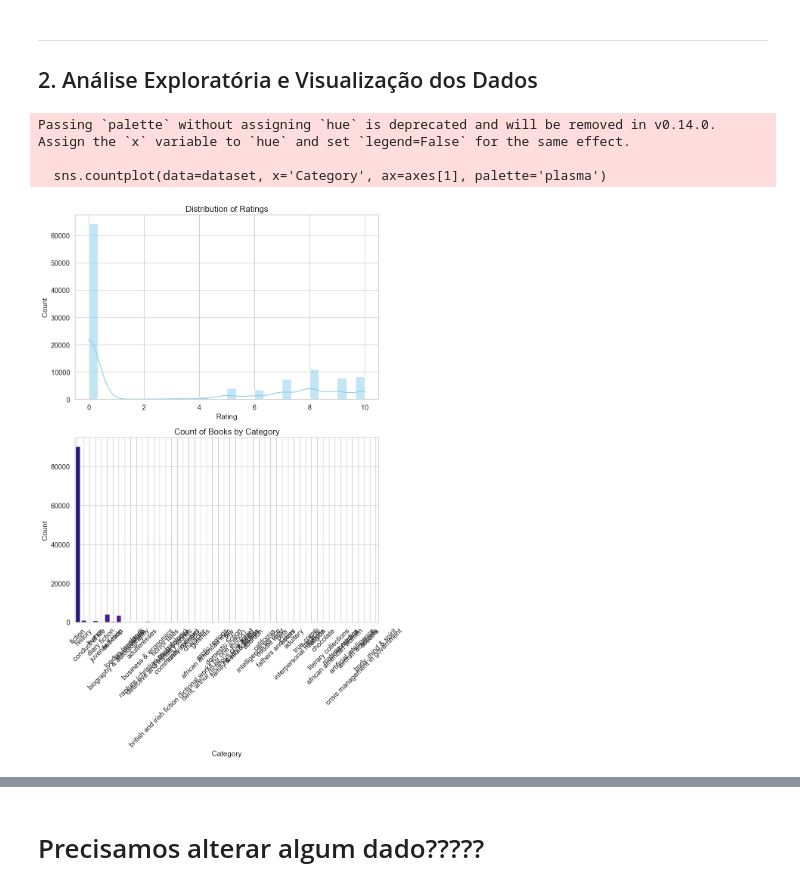
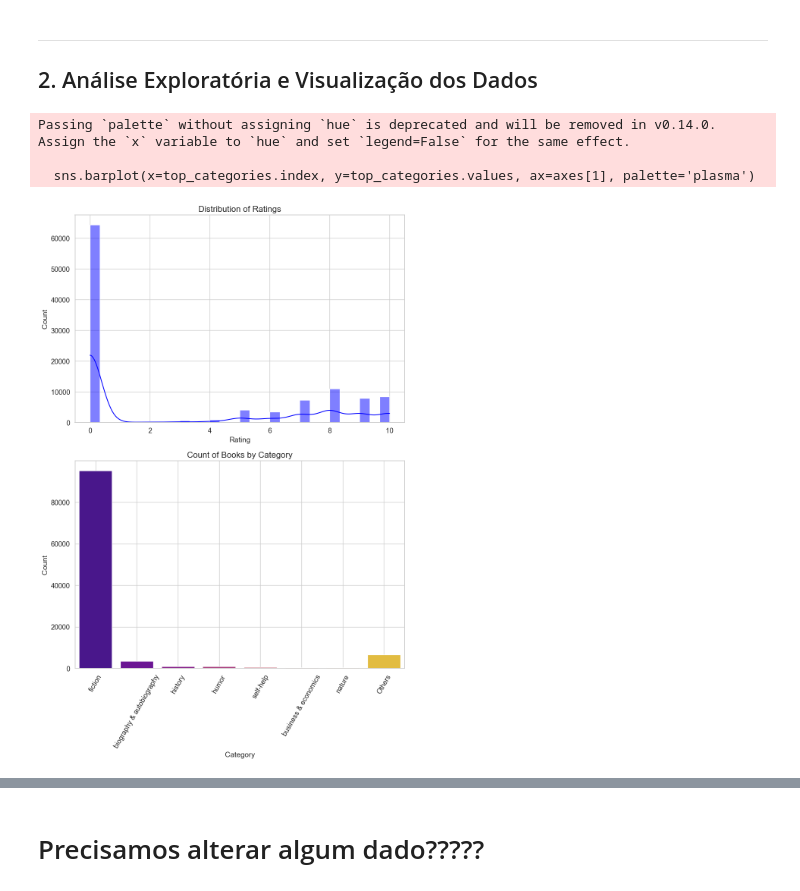
Before and after one commit to joaopcvieira/CMC-13, a Jupyter notebook: main.ipynb, the cells around one changed output, grey strips where cells are left out. Drawn from its saved outputs; the diff is of its cells as text; code cells hidden in the pictures.

```diff
--- a/main.ipynb
+++ b/main.ipynb
@@ -163,7 +163,7 @@ dataset['Category'] = dataset['Category'].str.replace("'",'')
 dataset['Category'] = dataset['Category'].str.lower()
 
 # Set all 'fiction' like caregories into "fiction"
-dataset['Category'] = dataset['Category'].str.replace('fiction','fiction')
+dataset['Category'] = dataset['Category'].apply(lambda x: 'fiction' if 'fiction' in x else x)
 # %%
 # Vamos avaliar por autor e editora agora
 print(dataset['book_author'].value_counts())
@@ -193,32 +193,36 @@ Name: count, Length: 126, dtype: int64
 ---
 ## 2. Análise Exploratória e Visualização dos Dados
 # %%
-# Setting a consistent style
 sns.set_theme(style="whitegrid", palette="pastel", font_scale=1.2)
 
 # Visualize the distribution of ratings and count of books by category
 fig, axes = plt.subplots(2, 1, figsize=(10, 15))
 
 # Distribution of ratings
-sns.histplot(data=dataset, x='rating', kde=True, ax=axes[0], color='skyblue')
+sns.histplot(data=dataset, x='rating', kde=True, ax=axes[0], color='blue')
 axes[0].set_title('Distribution of Ratings', fontsize=16)
 axes[0].set_xlabel('Rating', fontsize=14)
 axes[0].set_ylabel('Count', fontsize=14)
 axes[0].grid(True)
 
 # Count of books by category
-sns.countplot(data=dataset, x='Category', ax=axes[1], palette='plasma')
+category_counts = dataset['Category'].value_counts()
+top_categories = category_counts[:7]
+other_categories_count = category_counts[7:].sum()
+top_categories['Others'] = other_categories_count
+
+sns.barplot(x=top_categories.index, y=top_categories.values, ax=axes[1], palette='plasma')
 axes[1].set_title('Count of Books by Category', fontsize=16)
 axes[1].set_xlabel('Category', fontsize=14)
 axes[1].set_ylabel('Count', fontsize=14)
-axes[1].tick_params(axis='x', rotation=45)
+axes[1].tick_params(axis='x', rotation=60)
 axes[1].grid(True)
 
 plt.tight_layout()
 plt.show()
 # %% [output]
 Passing `palette` without assigning `hue` is deprecated and will be removed in v0.14.0. Assign the `x` variable to `hue` and set `legend=False` for the same effect.
 
-  sns.countplot(data=dataset, x='Category', ax=axes[1], palette='plasma')
+  sns.barplot(x=top_categories.index, y=top_categories.values, ax=axes[1], palette='plasma')
-[figure, old version]
+[figure, new version]
 # %%
```
Also changed, not shown: parts of 6 cells of this notebook, 2 other files.
